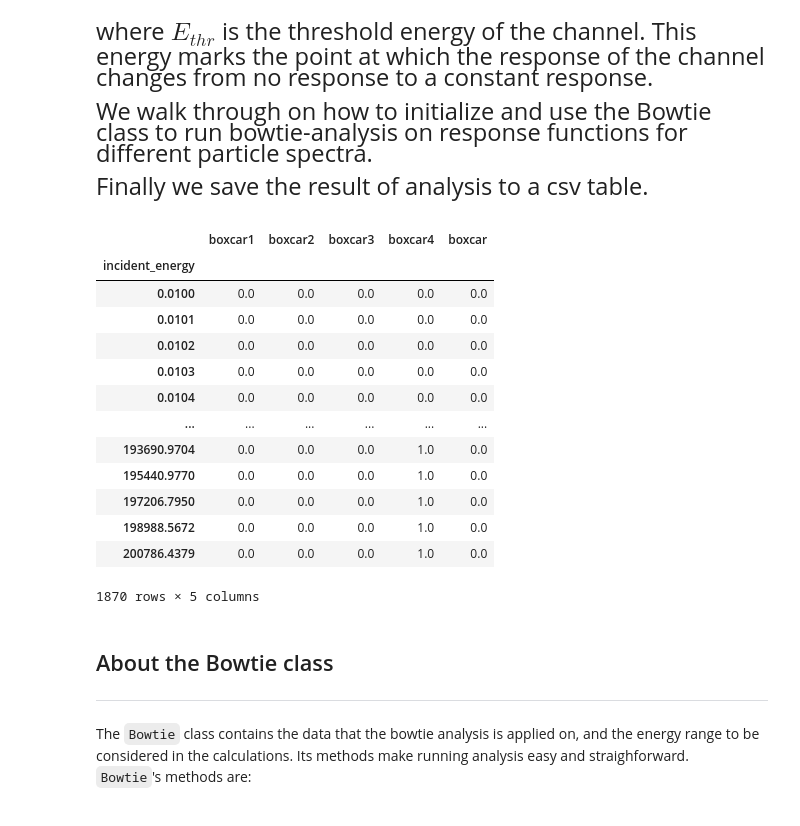
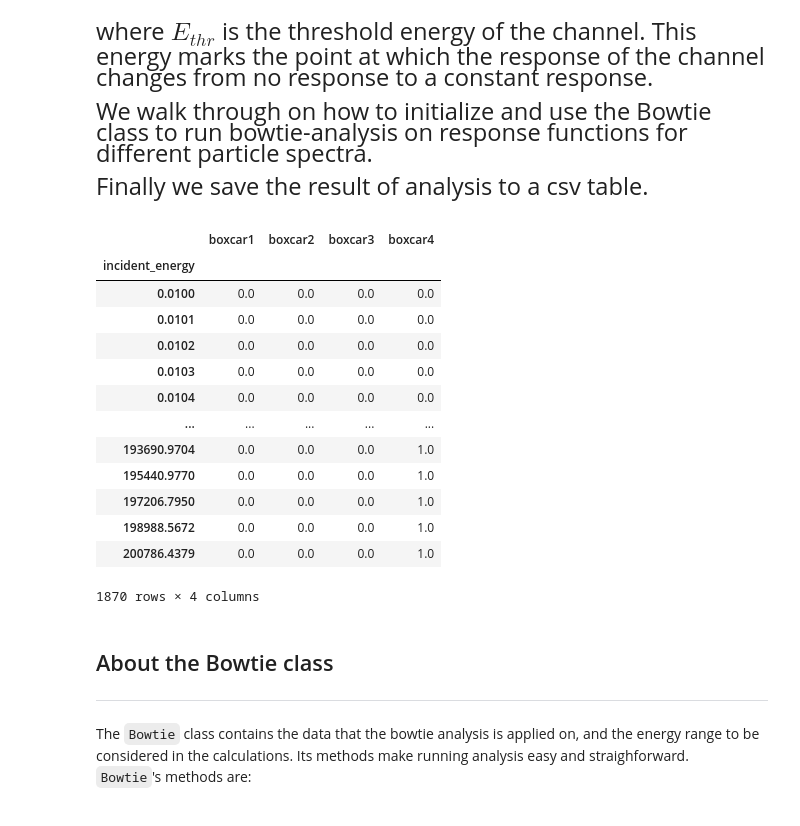
Before and after one commit to jgieseler/bowtie, a Jupyter notebook: bowtie_example.ipynb, the cells around one changed output. Drawn from its saved outputs; the diff is of its cells as text; code cells hidden in the pictures.

```diff
--- a/bowtie_example.ipynb
+++ b/bowtie_example.ipynb
@@ -69,26 +69,24 @@ Finally we save the result of analysis to a csv table.
 # %%
 # The input data is given as a csv table. The channel responses must be indexed by incident energy
 response_df = read_csv("boxcar_responses.csv", index_col="incident_energy")
 
-response_df["boxcar"] = response_df.copy(deep=True)["boxcar1"]
-
 # Display the dataframe to see that it was read in correctly
 display(response_df)
 # %% [output]
-|  | boxcar1 | boxcar2 | boxcar3 | boxcar4 | boxcar |
-| incident_energy |  |  |  |  |  |
-| 0.0100 | 0.0 | 0.0 | 0.0 | 0.0 | 0.0 |
-| 0.0101 | 0.0 | 0.0 | 0.0 | 0.0 | 0.0 |
-| 0.0102 | 0.0 | 0.0 | 0.0 | 0.0 | 0.0 |
-| 0.0103 | 0.0 | 0.0 | 0.0 | 0.0 | 0.0 |
-| 0.0104 | 0.0 | 0.0 | 0.0 | 0.0 | 0.0 |
-| ... | ... | ... | ... | ... | ... |
-| 193690.9704 | 0.0 | 0.0 | 0.0 | 1.0 | 0.0 |
-| 195440.9770 | 0.0 | 0.0 | 0.0 | 1.0 | 0.0 |
-| 197206.7950 | 0.0 | 0.0 | 0.0 | 1.0 | 0.0 |
-| 198988.5672 | 0.0 | 0.0 | 0.0 | 1.0 | 0.0 |
-| 200786.4379 | 0.0 | 0.0 | 0.0 | 1.0 | 0.0 |
+|  | boxcar1 | boxcar2 | boxcar3 | boxcar4 |
+| incident_energy |  |  |  |  |
+| 0.0100 | 0.0 | 0.0 | 0.0 | 0.0 |
+| 0.0101 | 0.0 | 0.0 | 0.0 | 0.0 |
+| 0.0102 | 0.0 | 0.0 | 0.0 | 0.0 |
+| 0.0103 | 0.0 | 0.0 | 0.0 | 0.0 |
+| 0.0104 | 0.0 | 0.0 | 0.0 | 0.0 |
+| ... | ... | ... | ... | ... |
+| 193690.9704 | 0.0 | 0.0 | 0.0 | 1.0 |
+| 195440.9770 | 0.0 | 0.0 | 0.0 | 1.0 |
+| 197206.7950 | 0.0 | 0.0 | 0.0 | 1.0 |
+| 198988.5672 | 0.0 | 0.0 | 0.0 | 1.0 |
+| 200786.4379 | 0.0 | 0.0 | 0.0 | 1.0 |
-1870 rows × 5 columns
+1870 rows × 4 columns
 # %%
 # Initialize the Bowtie object with an energy range (in MeV) and the response data.
 # The given energy range should extend over the energy regimes of all the energy channels
```
Also changed, not shown: parts of 1 cell of this notebook.
